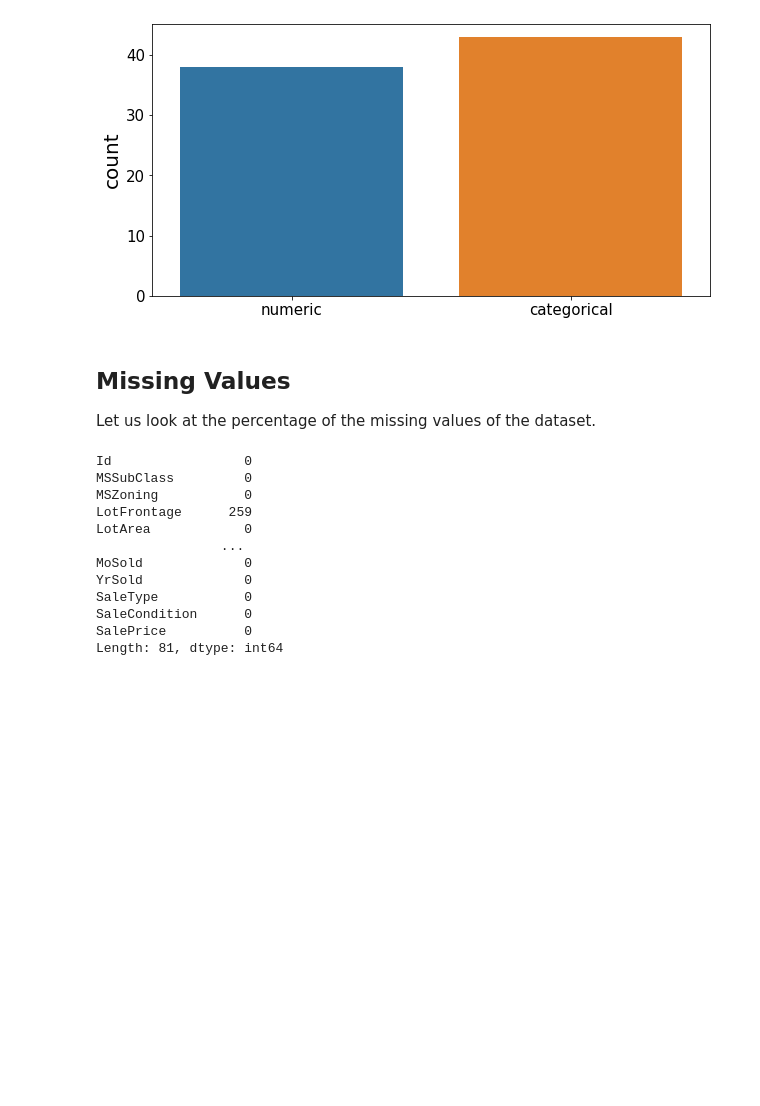
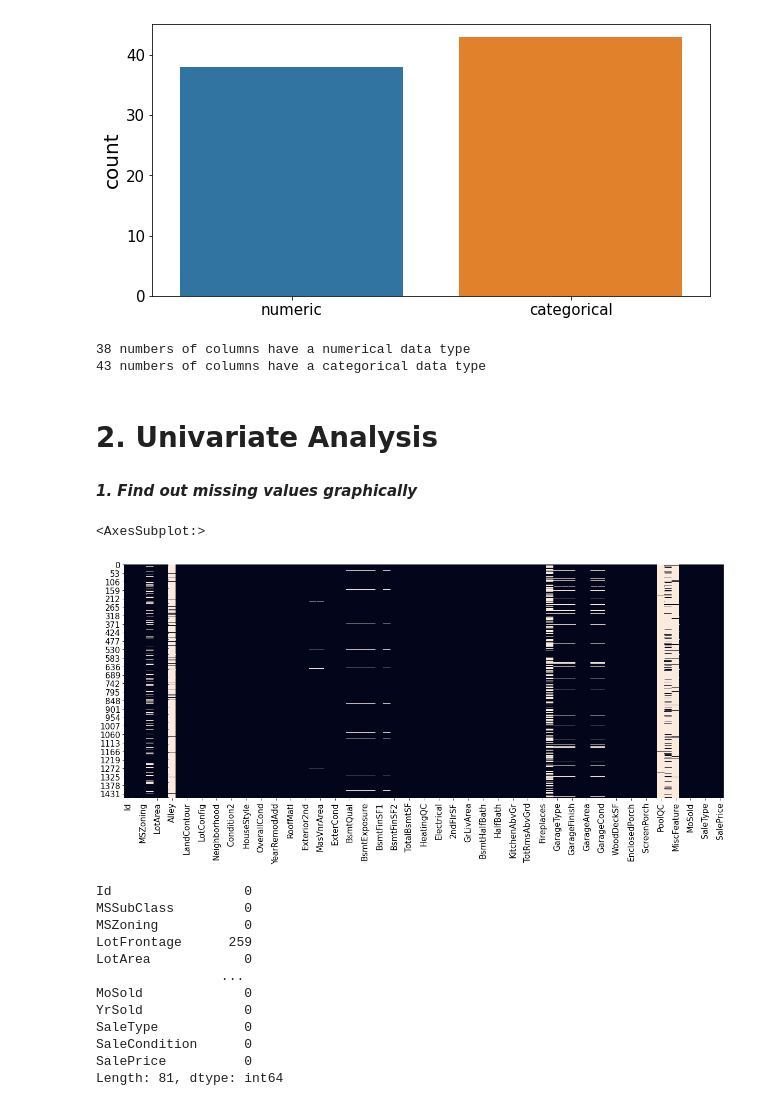
Before and after one commit to stellacydong/Housing-Sale-Price-Prediction, a Jupyter notebook: EDA.ipynb, the cells around one changed output. Saved outputs shown, nothing was run; the diff lists cells and outputs as text; code cells hidden in the pictures; blank space fills up the shorter version.

```diff
--- a/EDA.ipynb
+++ b/EDA.ipynb
@@ -99,8 +158,21 @@ sns.countplot(x=column_data_type)
 plt.show()
 # %% [output]
 [figure]
-# %% [markdown]
-<h2> Missing Values </h2>
-
-Let us look at the percentage of the missing values of the dataset.
+# %%
+print("{} numbers of columns have a numerical data type" .format(column_data_type.count('numeric')))
+print("{} numbers of columns have a categorical data type" .format(column_data_type.count('categorical')))
+# %% [output]
+38 numbers of columns have a numerical data type
+43 numbers of columns have a categorical data type
+# %% [markdown]
+# 2. Univariate Analysis
+# %% [markdown]
+***1. Find out missing values graphically***
+# %%
+# checking missing values
+
+sns.heatmap(df_train.isnull(),cbar=False)
+# %% [output]
+<AxesSubplot:>
+[figure, added]
 # %%
```
Also changed, not shown: parts of 56 cells of this notebook.
